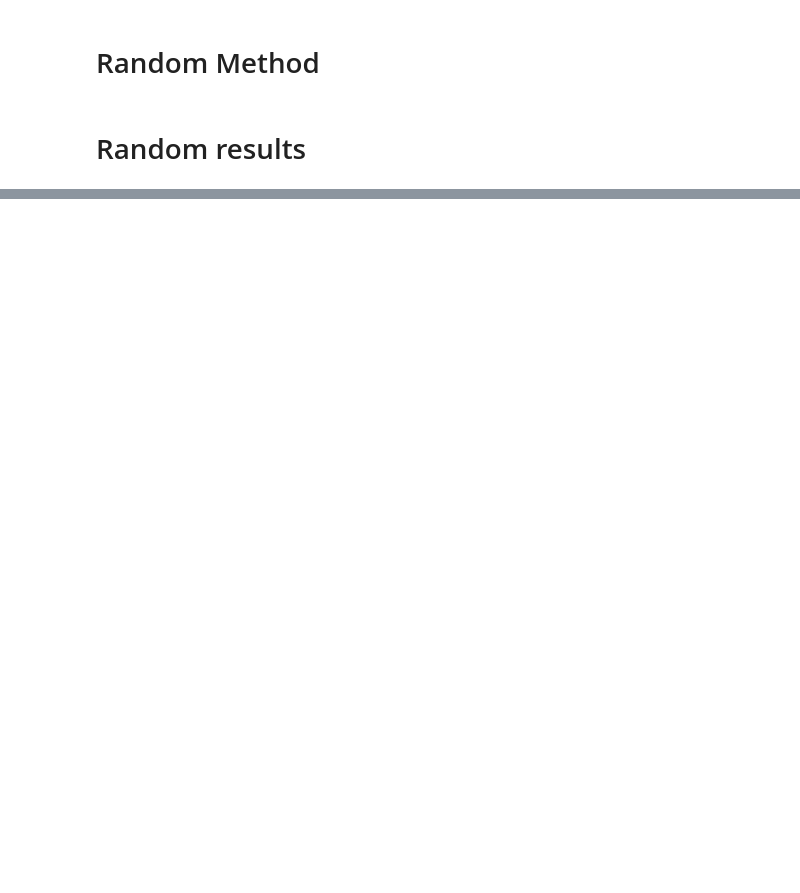
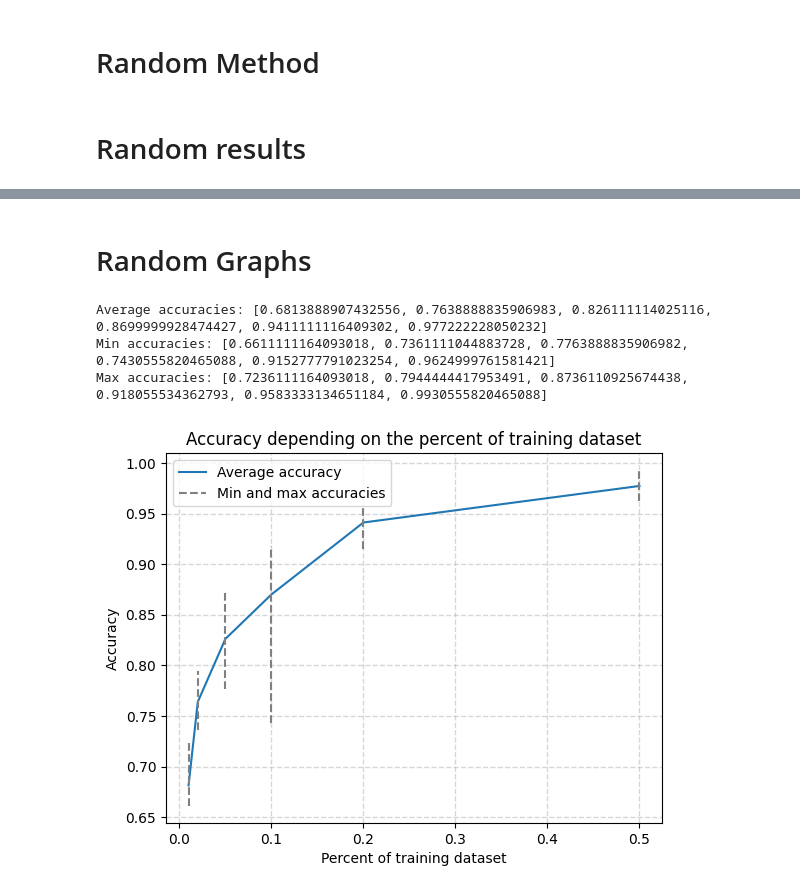
Before and after one commit to damienriandiere/ActiveLearning, a Jupyter notebook: rock_paper_scissors_test.ipynb, the cells around one changed output, grey strips where cells are left out. Drawn from its saved outputs; the diff is of its cells as text; code cells hidden in the pictures; blank space fills up the shorter version.

Commit message:
random

```diff
--- a/rock_paper_scissors_test.ipynb
+++ b/rock_paper_scissors_test.ipynb
@@ -244,5 +242,7 @@ def augment_data(image, label):
     return image, label
 # %%
 dataset_train = dataset_train.map(augment_data)
+dataset_test = dataset_test.map(augment_data)
+dataset_val = dataset_val.map(augment_data)
 # %% [output]
 (150, 150, 3)
@@ -263,6 +265,8 @@ dataset_train = dataset_train.prefetch(
 )
 
 dataset_test = dataset_test.batch(BATCH_SIZE)
+
+dataset_val = dataset_val.batch(BATCH_SIZE)
 # %%
 #Load model
 model = tf.keras.models.load_model('rock_paper_scissors_cnn.keras')
@@ -316,14 +320,15 @@ def randomTrainDataset(percent):
     return dataset_train_random, steps_per_epoch
 
 def trainModel(epochs, percent):
+    model = tf.keras.models.load_model('rock_paper_scissors_cnn.keras')
     dataset_train_random, steps_per_epoch = randomTrainDataset(percent)
 
     model.fit(
-        dataset_train_random,
+        dataset_train_random.repeat(),
         epochs=epochs,
         steps_per_epoch=steps_per_epoch,
-        validation_data=dataset_val,
-        validation_steps=NUM_TEST_EXAMPLES // BATCH_SIZE
+        validation_data=dataset_val.repeat(),
+        validation_steps=NUM_VAL_EXAMPLES // BATCH_SIZE
     )
 
     test_loss, test_accuracy = model.evaluate(dataset_test, verbose=1)
@@ -331,7 +336,5 @@ def trainModel(epochs, percent):
     print('Loss on test dataset:', test_loss)
 
     return test_accuracy
-
-trainModel(10, 0.01)
 # %% [markdown]
 # Random results
@@ -340,0 +341,18 @@ accuracies = []
+# %%
+percentages = [0.01, 0.02, 0.05, 0.1, 0.2, 0.5]
+repeat = 5
+average_accuracies = []
+min_accuracies = []
+max_accuracies = []
+
+for percent in percentages:
+    accuracies = []
+    for i in range(repeat):
+        accuracy = trainModel(10, percent)
+        accuracies.append(accuracy)
+    average_accuracy = sum(accuracies) / len(accuracies)
+    min_accuracy = min(accuracies)
+    max_accuracy = max(accuracies)
+    average_accuracies.append(average_accuracy)
+    min_accuracies.append(min_accuracy)
+    max_accuracies.append(max_accuracy)
@@ -340,0 +378,20 @@ accuracies = []
+# %% [markdown]
+# Random Graphs
+# %%
+print("Average accuracies:", average_accuracies)
+print("Min accuracies:", min_accuracies)
+print("Max accuracies:", max_accuracies)
+
+plt.plot(percentages, average_accuracies, label='Average accuracy')
+plt.vlines(percentages, min_accuracies, max_accuracies, color='grey', label='Min and max accuracies', linestyles='dashed')
+plt.xlabel('Percent of training dataset')
+plt.ylabel('Accuracy')
+plt.title('Accuracy depending on the percent of training dataset')
+plt.legend()
+plt.grid(linestyle='--', linewidth=1, alpha=0.5)
+plt.show()
+# %% [output]
+Average accuracies: [0.6813888907432556, 0.7638888835906983, 0.826111114025116, 0.8699999928474427, 0.9411111116409302, 0.977222228050232]
+Min accuracies: [0.6611111164093018, 0.7361111044883728, 0.7763888835906982, 0.7430555820465088, 0.9152777791023254, 0.9624999761581421]
+Max accuracies: [0.7236111164093018, 0.7944444417953491, 0.8736110925674438, 0.918055534362793, 0.9583333134651184, 0.9930555820465088]
+[figure, added]
```
Also changed, not shown: parts of 8 cells of this notebook.
